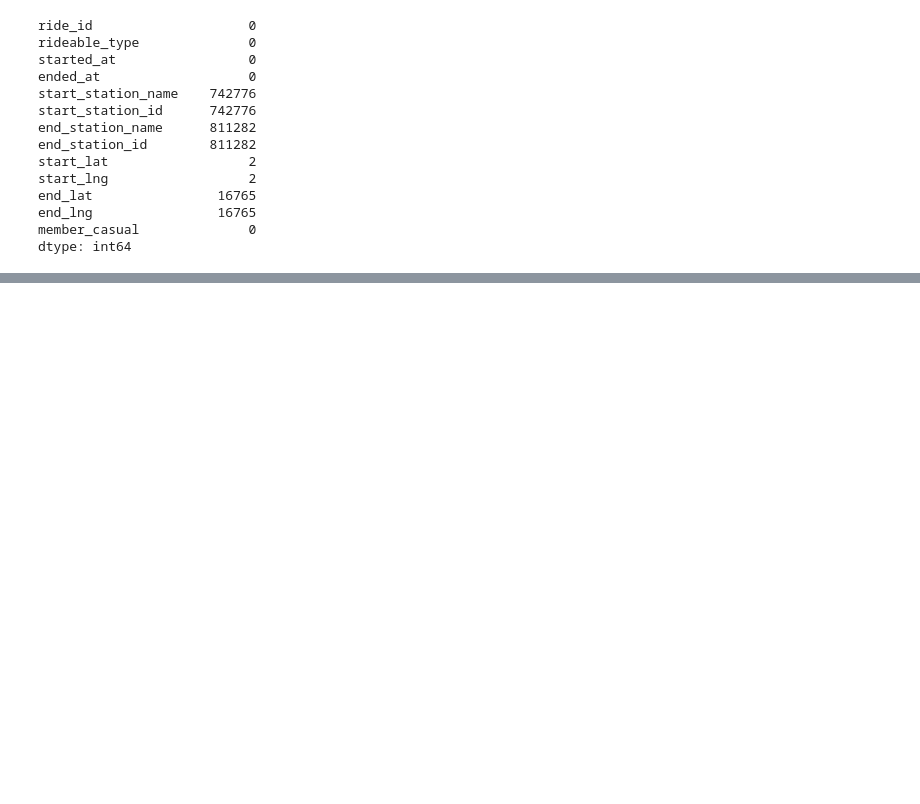
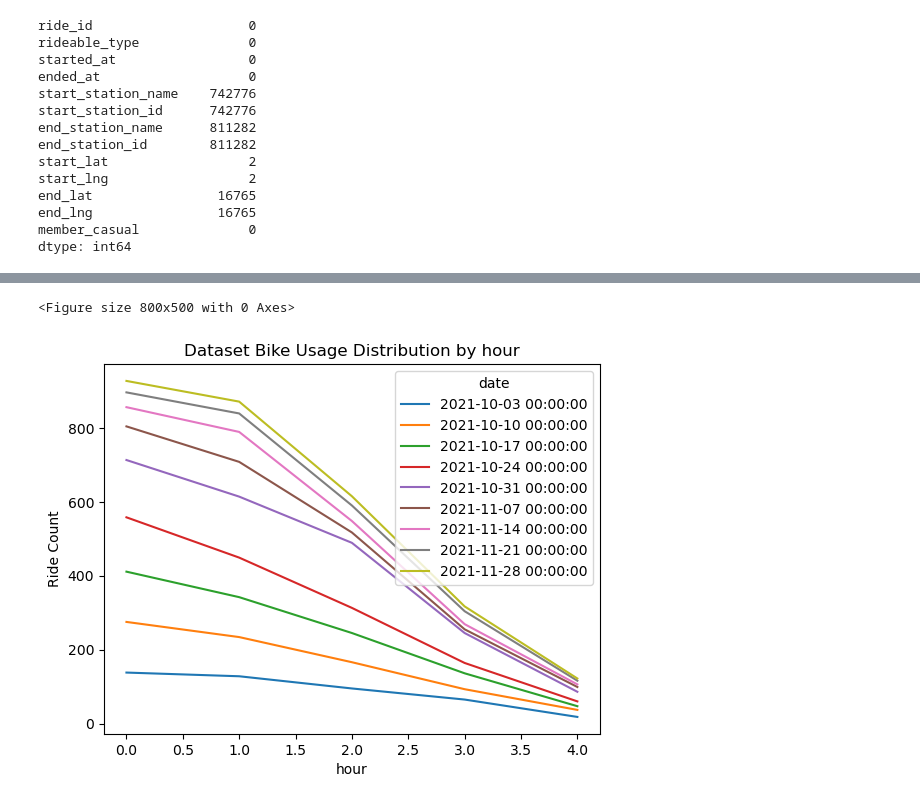
Before and after one commit to TimGarnault/project_3, a Jupyter notebook: project3_sprint1.ipynb, the cells around one changed output, grey strips where cells are left out. Saved outputs shown, nothing was run; the diff lists cells and outputs as text; code cells hidden in the pictures; blank space fills up the shorter version.

```diff
--- a/project3_sprint1.ipynb
+++ b/project3_sprint1.ipynb
@@ -217,0 +261,22 @@ df2.describe().T
+# %%
+#extract time
+
+# create hour column
+hours = pd.to_datetime(df3['started_at']).dt.hour
+df3['hour']=hours
+
+# create minute column
+minutes = pd.to_datetime(df3['started_at']).dt.minute
+df3['minute']=minutes
+
+
+days_of_week = pd.to_datetime(df3['started_at']).dt.day_name(locale = 'English')
+df3['day_of_week']=days_of_week
+
+
+# Morning / Afternoon / Evening / Night
+# Quartal
+# seasons
+
+
+df3.tail(3)
@@ -217,0 +306,19 @@ df2.describe().T
+# %%
+# check usage trend on specific times/dates
+
+result2 = df3.loc[(df3['day_of_week'] == "Sunday")&(df3['month']>=10)&(df3['month']<=11)&(df3['hour'] >= 0)&(df3['hour'] <= 4)]
+test2=result2[['day_of_week','year','month','date','hour','ride_id','member_casual']]
+test3=test2.loc[(test2['year'] == 2021)&(test2['member_casual']=='casual')]
+grouped_date_hour_RideCount_2 = test3.groupby(['date','hour'], observed=False)['ride_id'].count().unstack()
+
+plt.figure(figsize=(8,5))
+grouped_date_hour_RideCount_2.T.plot(kind='line', stacked=True)
+
+# Add labels and title
+plt.xlabel('hour')
+plt.ylabel('Ride Count')
+plt.title('Dataset Bike Usage Distribution by hour')
+plt.show()
+# %% [output]
+<Figure size 800x500 with 0 Axes>
+[figure, added]
```
Also changed, not shown: parts of 9 cells of this notebook.
